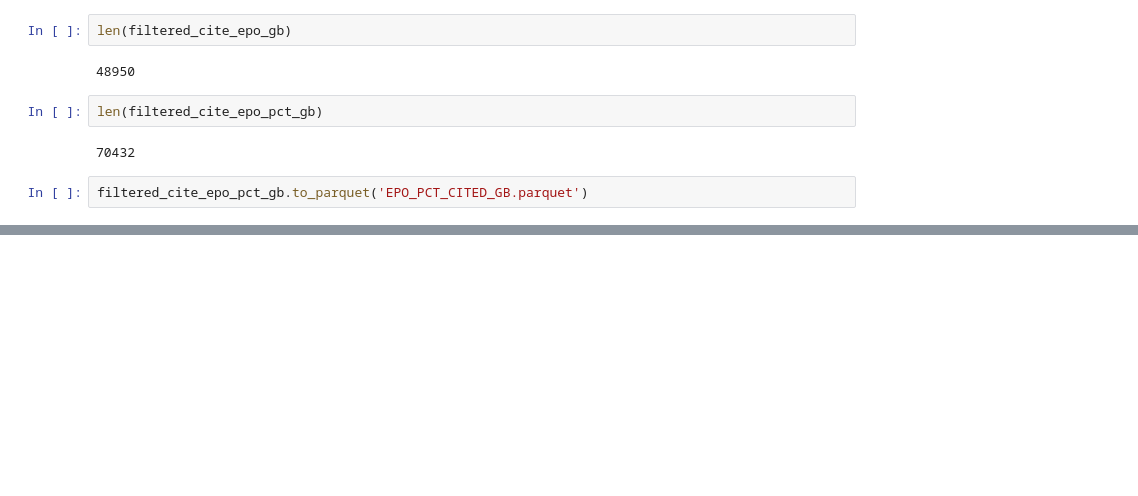
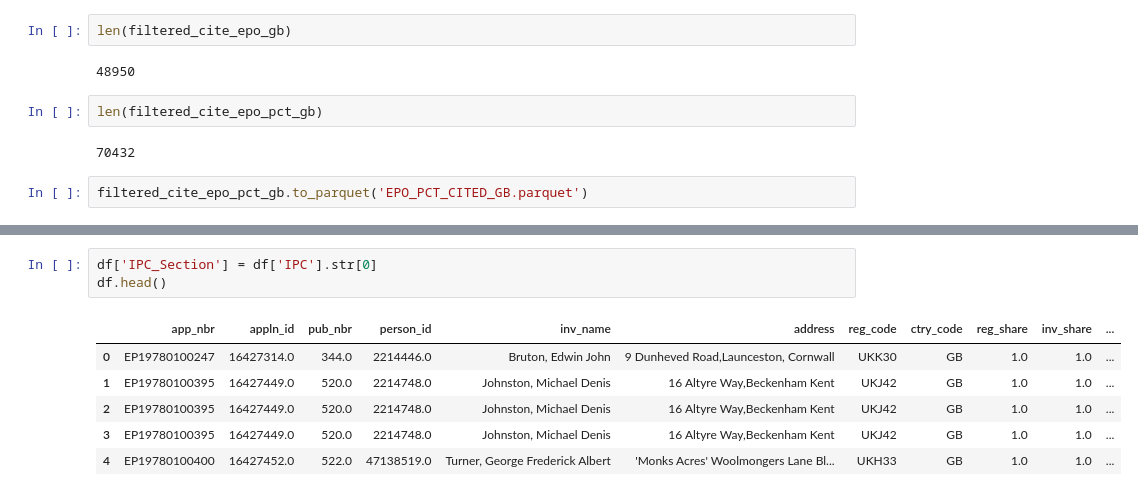
Before and after one commit to zhuoranliu22/dissertation, a Jupyter notebook: data_cleaning.ipynb, the cells around one changed output, grey strips where cells are left out. Cells and saved outputs as stored; diff of their text form; blank space fills up the shorter version.

```diff
--- a/data_cleaning.ipynb
+++ b/data_cleaning.ipynb
@@ -398,0 +597,10 @@ filtered_cite_epo_pct_gb.to_parquet('EPO_PCT_CITED_GB.parquet')
+# %%
+df['IPC_Section'] = df['IPC'].str[0]
+df.head()
+# %% [output]
+|  | app_nbr | appln_id | pub_nbr | person_id | inv_name | address | reg_code | ctry_code | reg_share | inv_share | ... |
+| 0 | EP19780100247 | 16427314.0 | 344.0 | 2214446.0 | Bruton, Edwin John | 9 Dunheved Road,Launceston, Cornwall | UKK30 | GB | 1.0 | 1.0 | ... |
+| 1 | EP19780100395 | 16427449.0 | 520.0 | 2214748.0 | Johnston, Michael Denis | 16 Altyre Way,Beckenham Kent | UKJ42 | GB | 1.0 | 1.0 | ... |
+| 2 | EP19780100395 | 16427449.0 | 520.0 | 2214748.0 | Johnston, Michael Denis | 16 Altyre Way,Beckenham Kent | UKJ42 | GB | 1.0 | 1.0 | ... |
+| 3 | EP19780100395 | 16427449.0 | 520.0 | 2214748.0 | Johnston, Michael Denis | 16 Altyre Way,Beckenham Kent | UKJ42 | GB | 1.0 | 1.0 | ... |
+| 4 | EP19780100400 | 16427452.0 | 522.0 | 47138519.0 | Turner, George Frederick Albert | 'Monks Acres' Woolmongers Lane Bl... | UKH33 | GB | 1.0 | 1.0 | ... |
```
Also changed, not shown: parts of 61 cells of this notebook, 4 other files.
